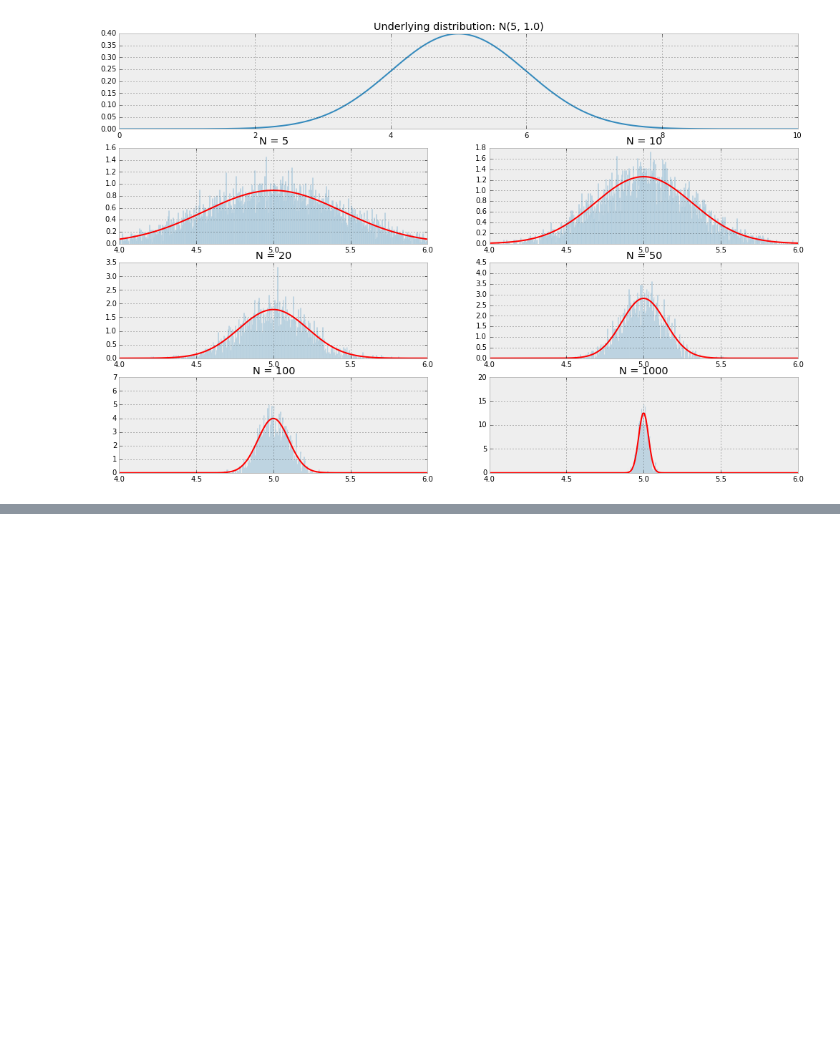
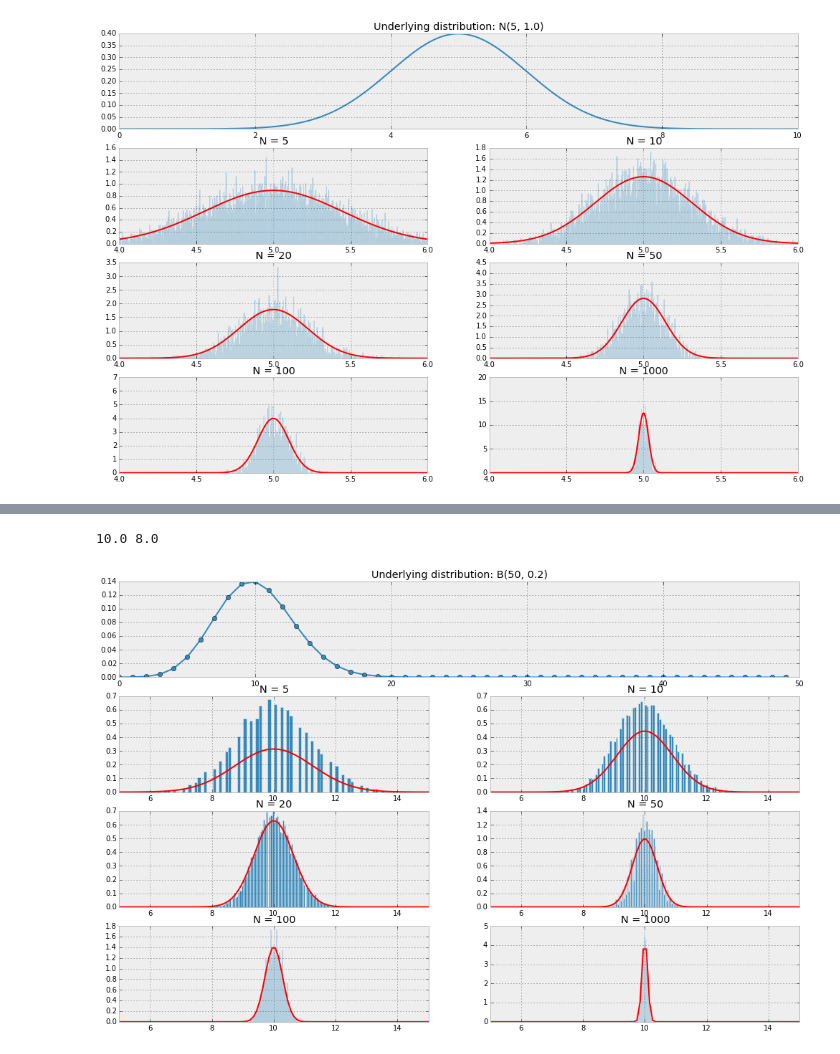
Before and after one commit to abulovic/learn-bayes, a Jupyter notebook: Sampling distributions.ipynb, the cells around one changed output, grey strips where cells are left out. Drawn from its saved outputs; the diff is of its cells as text; code cells hidden in the pictures; blank space fills up the shorter version.

Commit message:
Added binomial example, characteristic functions

```diff
--- a/Sampling distributions.ipynb
+++ b/Sampling distributions.ipynb
@@ -48,0 +56,39 @@ for idx, N in enumerate([5, 10, 20, 50, 100, 1000]):
+# %%
+distr = stats.binom
+_N = 50
+_p = 0.2
+
+figsize(17, 11)
+x = xrange(_N)
+pmf = distr.pmf(x, _N, _p)
+plt.subplot(4, 1, 1)
+plt.plot(x, pmf, '-o')
+plt.title('Underlying distribution: B(%d, %.1f)' % (_N, _p))
+
+_mean = distr.mean(_N, _p)
+_var = distr.var(_N, _p)
+print _mean, _var
+
+
+num_samples = 10000
+x_sample = np.linspace(5, 15, 100)
+means = defaultdict(list)
+for idx, N in enumerate([5, 10, 20, 50, 100, 1000]):
+    for i in xrange(num_samples):
+        mean = distr.rvs(_N, _p, size=N).mean()
+        means[N].append(mean)
+    plt.subplot(4, 2, 3 + idx)
+    n, bins, patches = plt.hist(means[N], 100)
+    dx = bins[1] - bins[0]
+    plt.hold(False)
+    n_new = n / num_samples / dx
+    bins_new = [(bins[i] + bins[i+1])/2 for i in range(len(bins)-1)]
+    plt.hist(bins_new, 100, weights=n_new)
+    plt.hold(True)
+    plt.plot(x_sample, stats.norm.pdf(x_sample, _mean, math.sqrt(_var/N)), 'r')
+    #plt.xlim(distr.ppf(1e-3, _mean, _var/N), distr.ppf(1-1e-3, _mean, _var/N))
+    plt.xlim(5, 15)
+    plt.title('N = %d' % N)
+# %% [output]
+10.0 8.0
+[figure, added]
```
Also changed, not shown: parts of 10 cells of this notebook.
